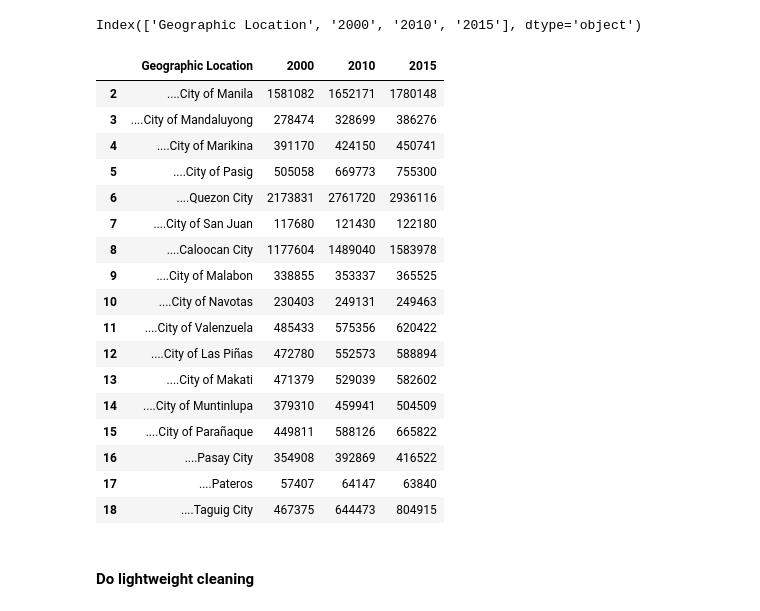
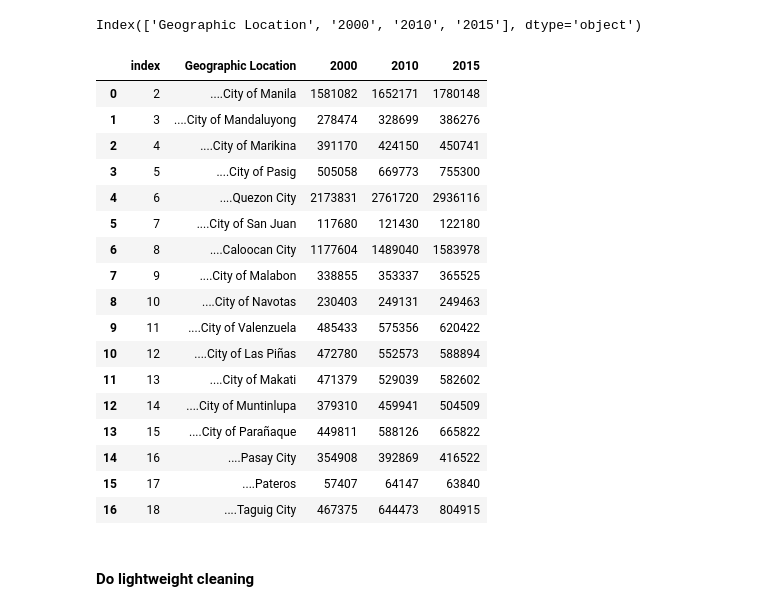
Before and after one commit to jilagan/ITMGT25-EE-ClassNotes, a Jupyter notebook: class_discussion_notebooks/Day 15 Discussions.ipynb, the cells around one changed output. Cells and saved outputs as stored; diff of their text form; code cells hidden in the pictures.

```diff
--- a/class_discussion_notebooks/Day 15 Discussions.ipynb
+++ b/class_discussion_notebooks/Day 15 Discussions.ipynb
@@ -588,26 +671,26 @@ Index(['Geographic Location', '2000', '2010', '2015'], dtype='object')
 del mm_df
 mm_df = population_df.loc[2:18,:] # note: inclusive of the last number
 # %%
-mm_df
+mm_df.reset_index()
 # %% [output]
-|  | Geographic Location | 2000 | 2010 | 2015 |
-| 2 | ....City of Manila | 1581082 | 1652171 | 1780148 |
-| 3 | ....City of Mandaluyong | 278474 | 328699 | 386276 |
-| 4 | ....City of Marikina | 391170 | 424150 | 450741 |
-| 5 | ....City of Pasig | 505058 | 669773 | 755300 |
-| 6 | ....Quezon City | 2173831 | 2761720 | 2936116 |
-| 7 | ....City of San Juan | 117680 | 121430 | 122180 |
-| 8 | ....Caloocan City | 1177604 | 1489040 | 1583978 |
-| 9 | ....City of Malabon | 338855 | 353337 | 365525 |
-| 10 | ....City of Navotas | 230403 | 249131 | 249463 |
-| 11 | ....City of Valenzuela | 485433 | 575356 | 620422 |
-| 12 | ....City of Las Piñas | 472780 | 552573 | 588894 |
-| 13 | ....City of Makati | 471379 | 529039 | 582602 |
-| 14 | ....City of Muntinlupa | 379310 | 459941 | 504509 |
-| 15 | ....City of Parañaque | 449811 | 588126 | 665822 |
-| 16 | ....Pasay City | 354908 | 392869 | 416522 |
-| 17 | ....Pateros | 57407 | 64147 | 63840 |
-| 18 | ....Taguig City | 467375 | 644473 | 804915 |
+|  | index | Geographic Location | 2000 | 2010 | 2015 |
+| 0 | 2 | ....City of Manila | 1581082 | 1652171 | 1780148 |
+| 1 | 3 | ....City of Mandaluyong | 278474 | 328699 | 386276 |
+| 2 | 4 | ....City of Marikina | 391170 | 424150 | 450741 |
+| 3 | 5 | ....City of Pasig | 505058 | 669773 | 755300 |
+| 4 | 6 | ....Quezon City | 2173831 | 2761720 | 2936116 |
+| 5 | 7 | ....City of San Juan | 117680 | 121430 | 122180 |
+| 6 | 8 | ....Caloocan City | 1177604 | 1489040 | 1583978 |
+| 7 | 9 | ....City of Malabon | 338855 | 353337 | 365525 |
+| 8 | 10 | ....City of Navotas | 230403 | 249131 | 249463 |
+| 9 | 11 | ....City of Valenzuela | 485433 | 575356 | 620422 |
+| 10 | 12 | ....City of Las Piñas | 472780 | 552573 | 588894 |
+| 11 | 13 | ....City of Makati | 471379 | 529039 | 582602 |
+| 12 | 14 | ....City of Muntinlupa | 379310 | 459941 | 504509 |
+| 13 | 15 | ....City of Parañaque | 449811 | 588126 | 665822 |
+| 14 | 16 | ....Pasay City | 354908 | 392869 | 416522 |
+| 15 | 17 | ....Pateros | 57407 | 64147 | 63840 |
+| 16 | 18 | ....Taguig City | 467375 | 644473 | 804915 |
 # %% [markdown]
 #### Do lightweight cleaning
 # %% [markdown]
```
Also changed, not shown: parts of 35 cells of this notebook, 2 other files.
